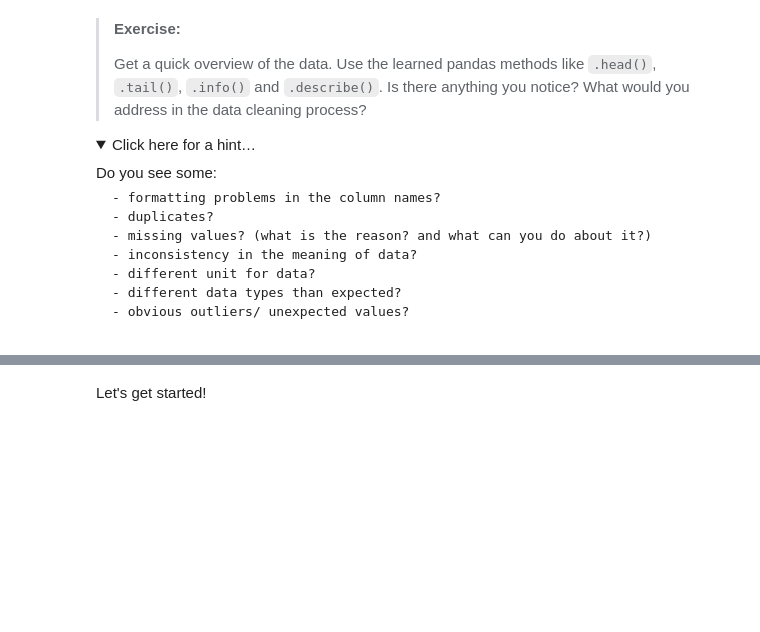
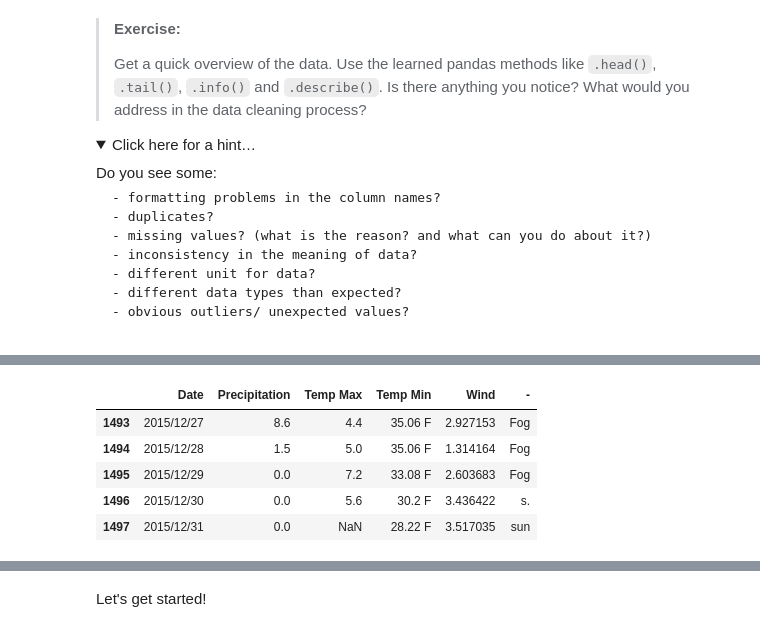
Before and after one commit to crsbln/ds-data-cleaning, a Jupyter notebook: 01_data_cleaning.ipynb, the cells around one changed output, grey strips where cells are left out. Cells and saved outputs as stored; diff of their text form; code cells hidden in the pictures; folded sections open; blank space fills up the shorter version.

```diff
--- a/01_data_cleaning.ipynb
+++ b/01_data_cleaning.ipynb
@@ -47,0 +77,10 @@ Do you see some:
+# %%
+# last rows: does the file end cleanly, or with junk lines?
+df_weather.tail()
+# %% [output]
+|  | Date | Precipitation | Temp Max | Temp Min | Wind | - |
+| 1493 | 2015/12/27 | 8.6 | 4.4 | 35.06 F | 2.927153 | Fog |
+| 1494 | 2015/12/28 | 1.5 | 5.0 | 35.06 F | 1.314164 | Fog |
+| 1495 | 2015/12/29 | 0.0 | 7.2 | 33.08 F | 2.603683 | Fog |
+| 1496 | 2015/12/30 | 0.0 | 5.6 | 30.2 F | 3.436422 | s. |
+| 1497 | 2015/12/31 | 0.0 | NaN | 28.22 F | 3.517035 | sun |
```
Also changed, not shown: parts of 47 cells of this notebook.
